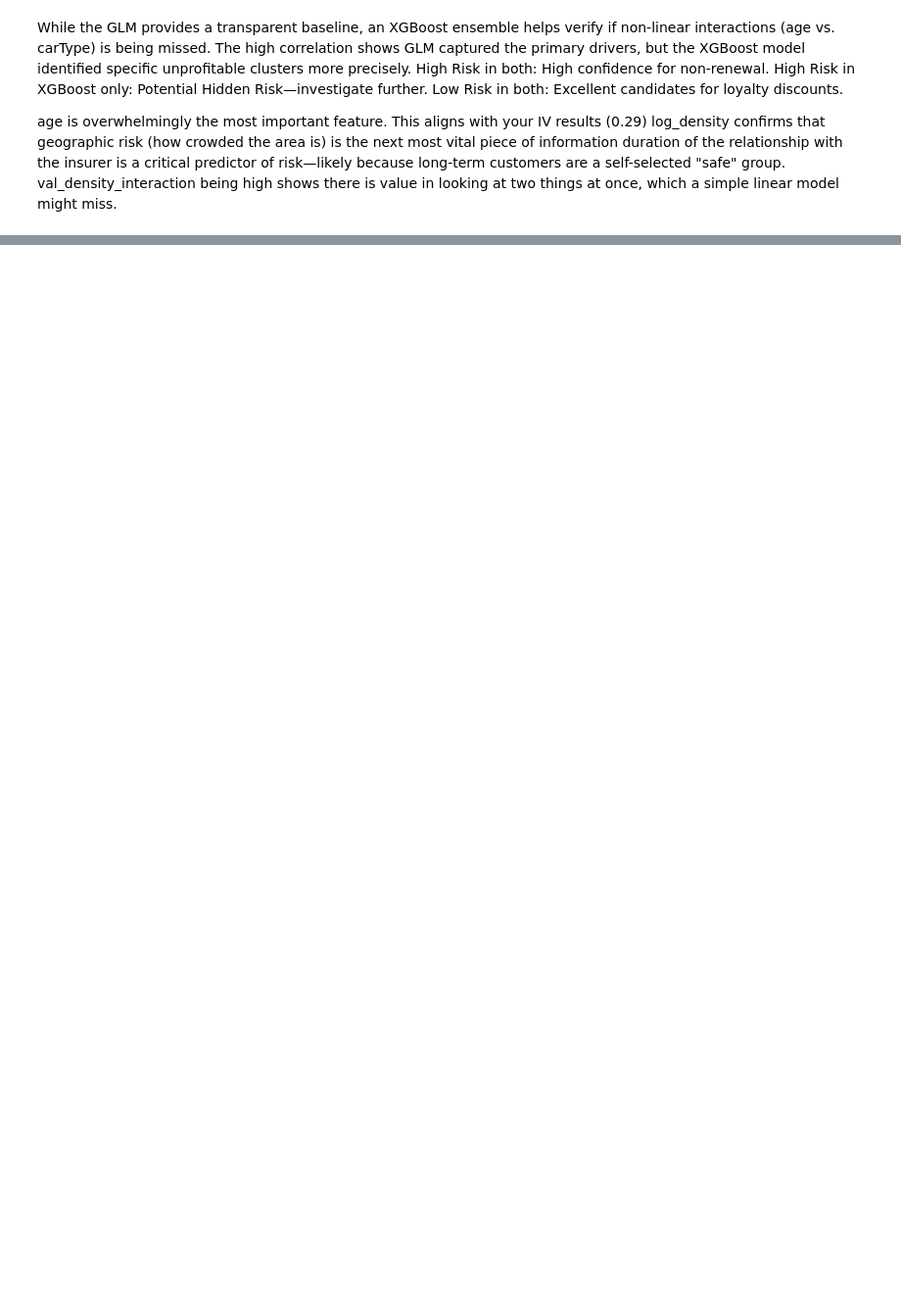
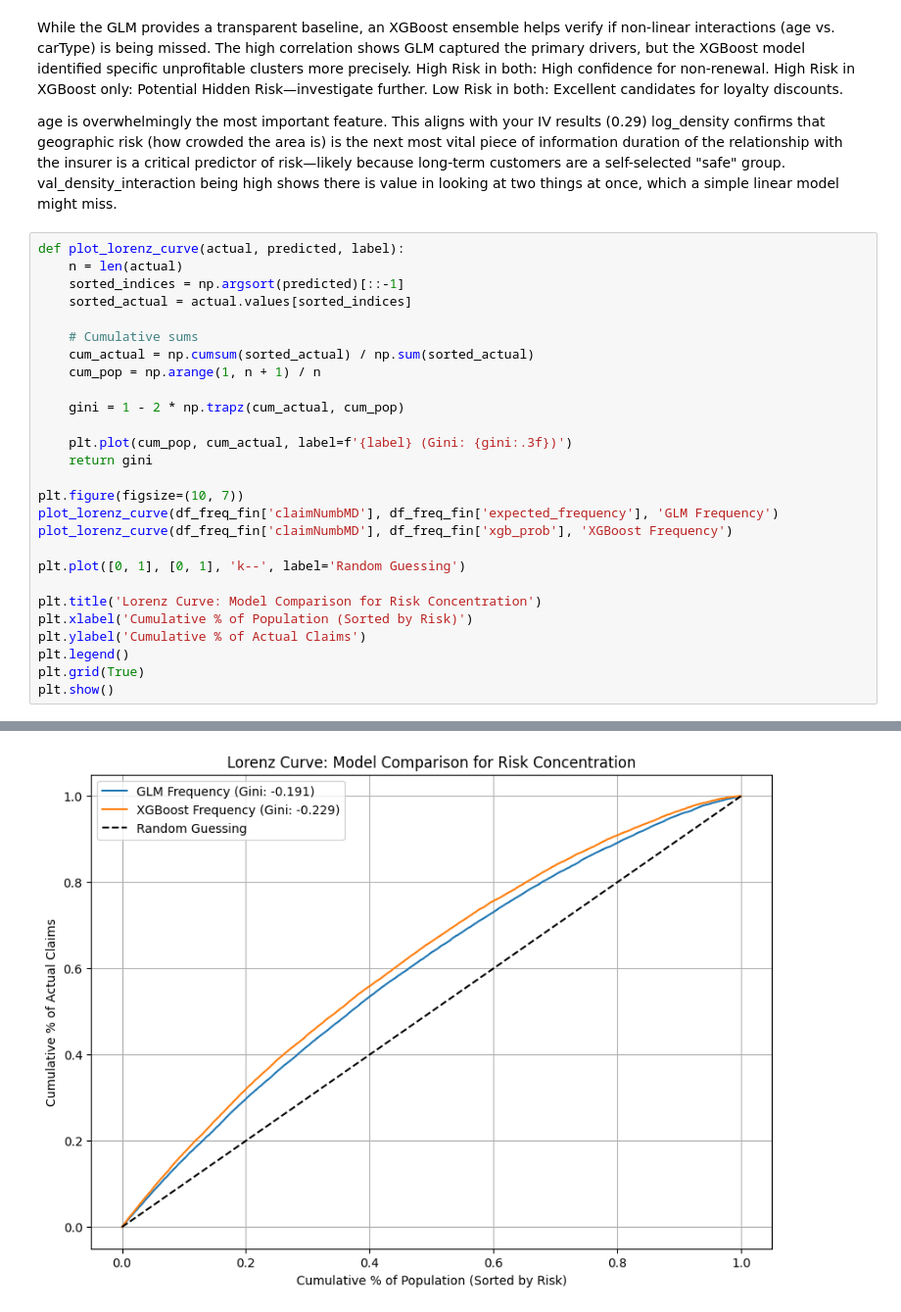
Before and after one commit to aradmehralian/Statistical-Consulting-Project, a Jupyter notebook: Stat-Consulting.ipynb, the cells around one changed output, grey strips where cells are left out. Shown at 98% size. Drawn from its saved outputs; the diff is of its cells as text; blank space fills up the shorter version.

```diff
--- a/Stat-Consulting.ipynb
+++ b/Stat-Consulting.ipynb
@@ -488,3 +488,31 @@ age is overwhelmingly the most important feature. This aligns with your IV resul
 log_density confirms that geographic risk (how crowded the area is) is the next most vital piece of information
 duration of the relationship with the insurer is a critical predictor of risk—likely because long-term customers are a self-selected "safe" group.
 val_density_interaction being high shows there is value in looking at two things at once, which a simple linear model might miss.
+# %%
+def plot_lorenz_curve(actual, predicted, label):
+    n = len(actual)
+    sorted_indices = np.argsort(predicted)[::-1]
+    sorted_actual = actual.values[sorted_indices]
+
+    # Cumulative sums
+    cum_actual = np.cumsum(sorted_actual) / np.sum(sorted_actual)
+    cum_pop = np.arange(1, n + 1) / n
+
+    gini = 1 - 2 * np.trapz(cum_actual, cum_pop)
+
+    plt.plot(cum_pop, cum_actual, label=f'{label} (Gini: {gini:.3f})')
+    return gini
+
+plt.figure(figsize=(10, 7))
+plot_lorenz_curve(df_freq_fin['claimNumbMD'], df_freq_fin['expected_frequency'], 'GLM Frequency')
+plot_lorenz_curve(df_freq_fin['claimNumbMD'], df_freq_fin['xgb_prob'], 'XGBoost Frequency')
+
+plt.plot([0, 1], [0, 1], 'k--', label='Random Guessing')
+
+plt.title('Lorenz Curve: Model Comparison for Risk Concentration')
+plt.xlabel('Cumulative % of Population (Sorted by Risk)')
+plt.ylabel('Cumulative % of Actual Claims')
+plt.legend()
+plt.grid(True)
+plt.show()
+# %% [output]
@@ -490,0 +521 @@ val_density_interaction being high shows there is value in looking at two things
+[figure, added]
```
Also changed, not shown: parts of 14 cells of this notebook.
